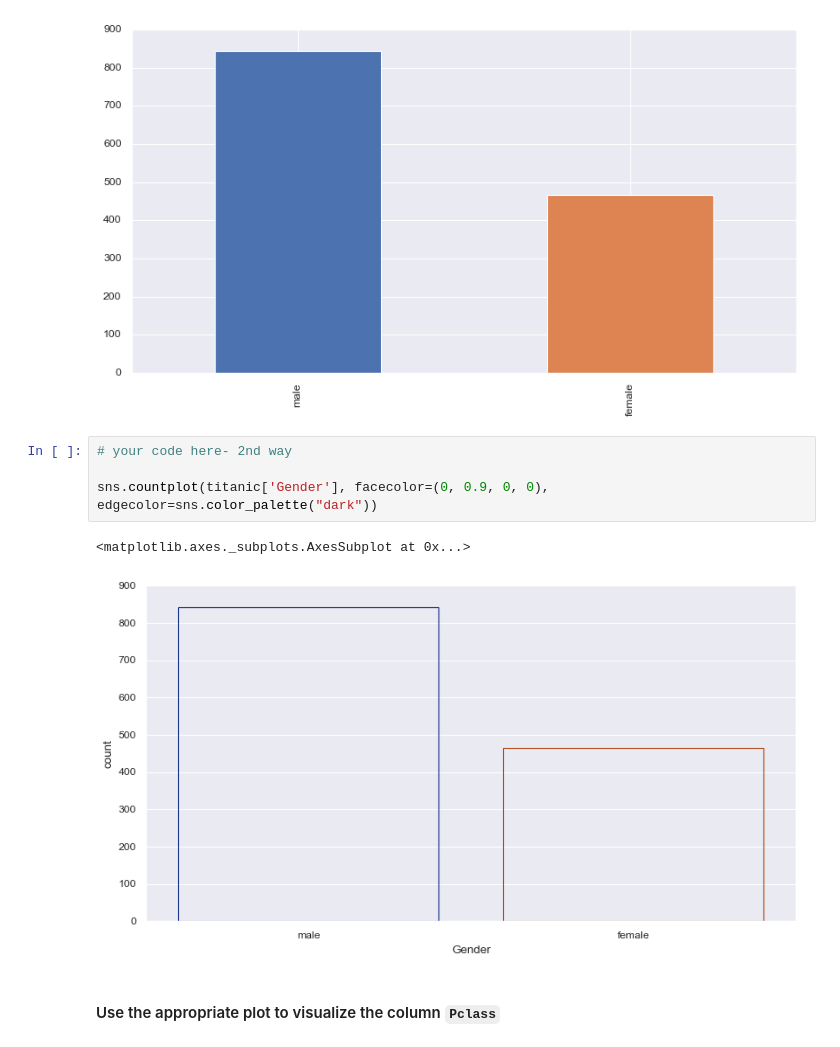
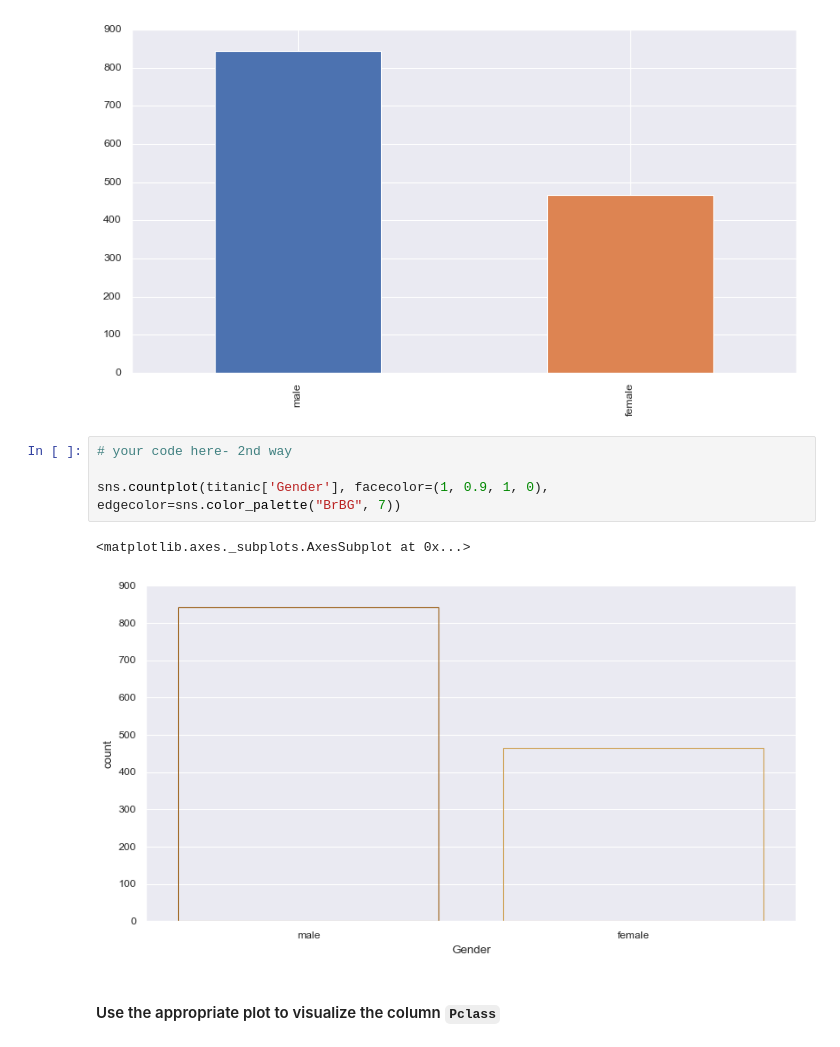
Before and after one commit to LiviaCanet/datamad0119, a Jupyter notebook: module-2/lab-matplotlib-seaborn/your-code/challenge-3.ipynb, the cells around one changed output. Cells and saved outputs as stored; diff of their text form.

```diff
--- a/module-2/lab-matplotlib-seaborn/your-code/challenge-3.ipynb
+++ b/module-2/lab-matplotlib-seaborn/your-code/challenge-3.ipynb
@@ -136,10 +136,10 @@ titanic['Gender'].value_counts().plot(kind = 'bar')
 # %%
 # your code here- 2nd way
 
-sns.countplot(titanic['Gender'], facecolor=(0, 0.9, 0, 0), edgecolor=sns.color_palette("dark"))
+sns.countplot(titanic['Gender'], facecolor=(1, 0.9, 1, 0), edgecolor=sns.color_palette("BrBG", 7))
 # %% [output]
 <matplotlib.axes._subplots.AxesSubplot at 0x...>
-[figure, old version]
+[figure, new version]
 # %% [markdown]
 #### Use the appropriate plot to visualize the column `Pclass`
 # %%
```
Also changed, not shown: parts of 9 cells of this notebook, 3 other files.
